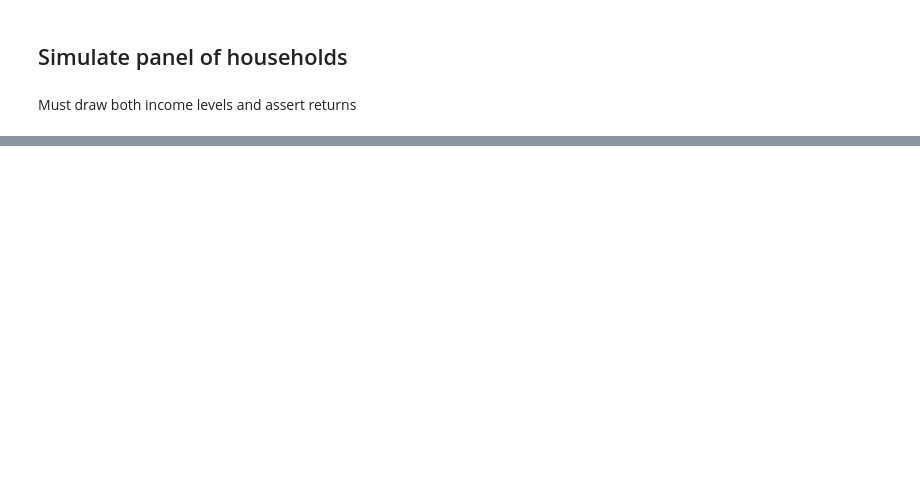
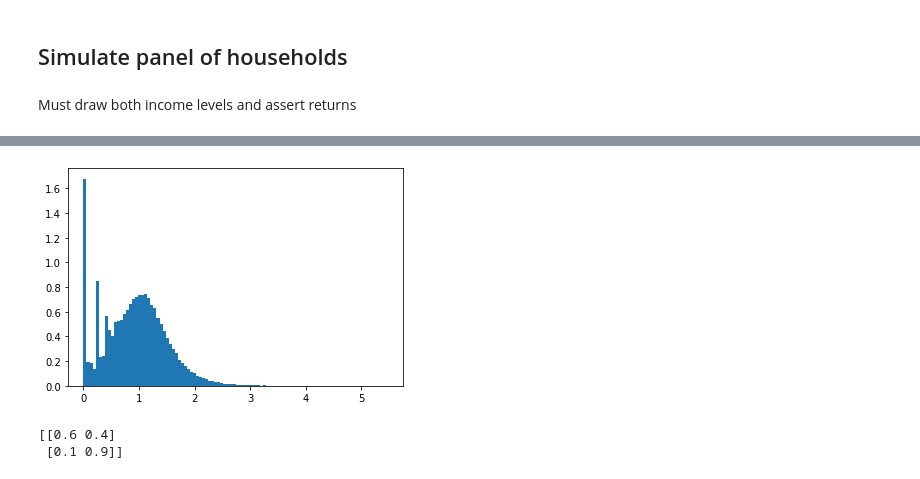
Before and after one commit to madsankern/TermPaper_ineq, a Jupyter notebook: results.ipynb, the cells around one changed output, grey strips where cells are left out. Drawn from its saved outputs; the diff is of its cells as text; code cells hidden in the pictures; blank space fills up the shorter version.

```diff
--- a/results.ipynb
+++ b/results.ipynb
@@ -186,0 +182,10 @@ plt.show()
+# %%
+plt.hist(mat[1,:,-1] - mat[0,:,-1], density = True, bins=100)
+plt.show()
+# %% [output]
+[figure, added]
+# %%
+print(model.par.P)
+# %% [output]
+[[0.6 0.4]
+ [0.1 0.9]]
```
Also changed, not shown: parts of 9 cells of this notebook.
